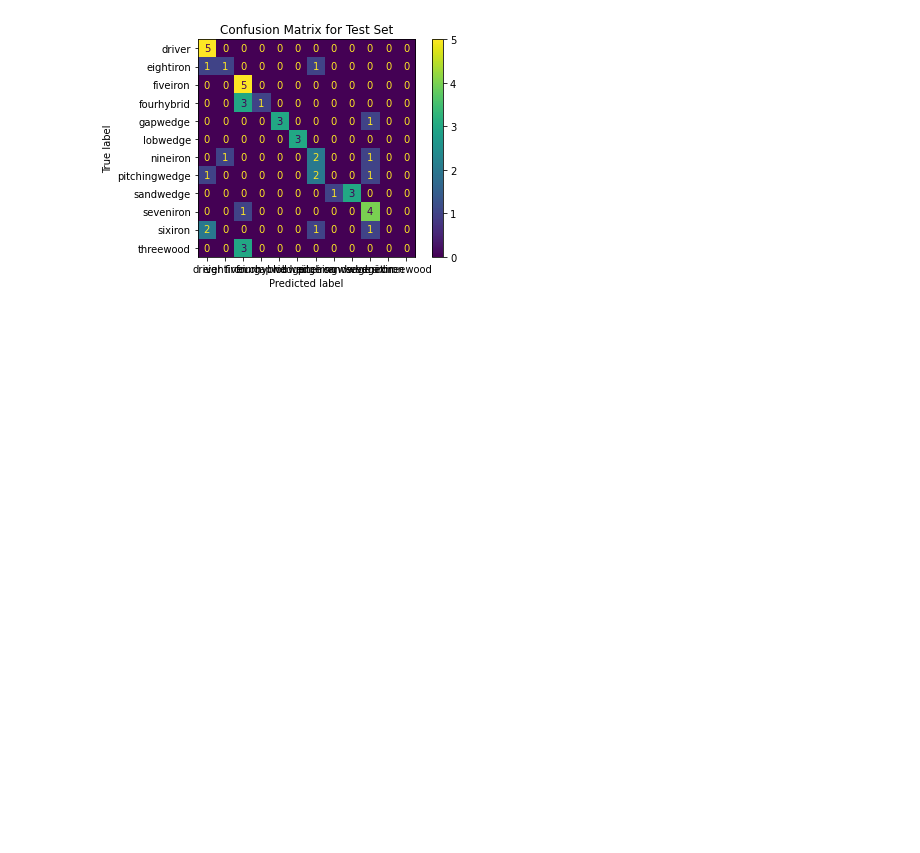
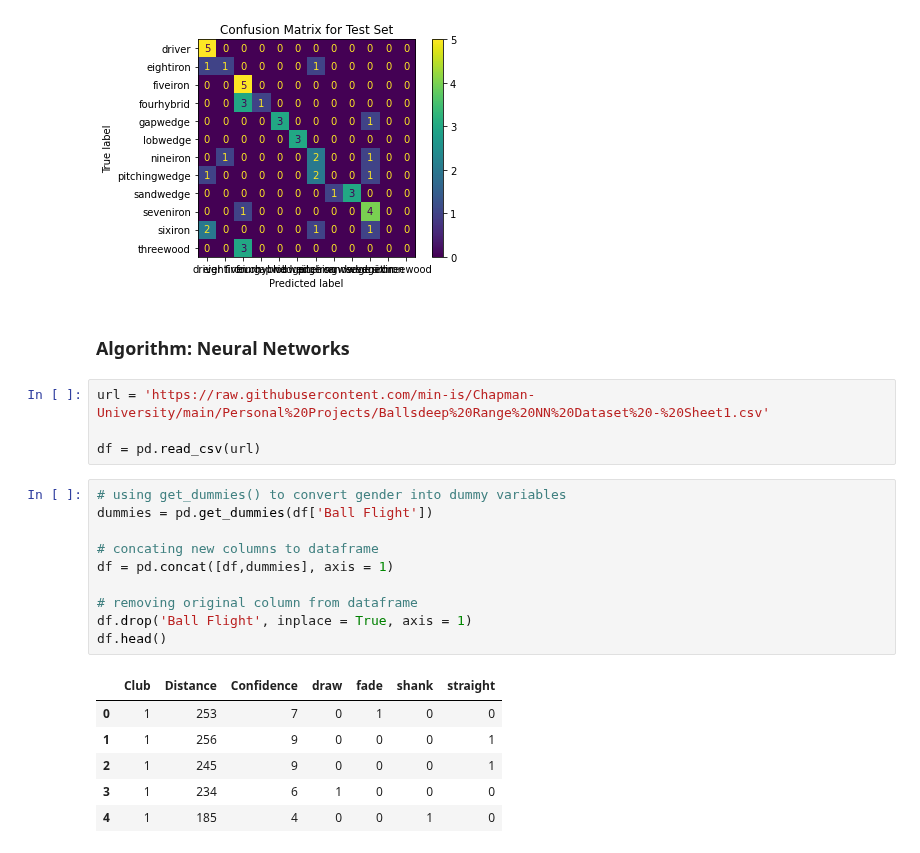
Before and after one commit to min-is/Chapman-University, a Jupyter notebook: Personal Projects/ballsdeepv2.ipynb, the cells around one changed output. Saved outputs shown, nothing was run; the diff lists cells and outputs as text; blank space fills up the shorter version.

Commit message:
added neural network

```diff
--- a/Personal Projects/ballsdeepv2.ipynb
+++ b/Personal Projects/ballsdeepv2.ipynb
@@ -238,3 +246,26 @@ The accuracy score of the test set is:  0.25
 Text(0.5, 1.0, 'Confusion Matrix for Test Set')
 [figure]
 [figure]
+# %% [markdown]
+### Algorithm: Neural Networks
+# %%
+url = 'https://raw.githubusercontent.com/min-is/Chapman-University/main/Personal%20Projects/Ballsdeep%20Range%20NN%20Dataset%20-%20Sheet1.csv'
+
+df = pd.read_csv(url)
+# %%
+# using get_dummies() to convert gender into dummy variables
+dummies = pd.get_dummies(df['Ball Flight'])
+
+# concating new columns to dataframe
+df = pd.concat([df,dummies], axis = 1)
+
+# removing original column from dataframe
+df.drop('Ball Flight', inplace = True, axis = 1)
+df.head()
+# %% [output]
+|  | Club | Distance | Confidence | draw | fade | shank | straight |
+| 0 | 1 | 253 | 7 | 0 | 1 | 0 | 0 |
+| 1 | 1 | 256 | 9 | 0 | 0 | 0 | 1 |
+| 2 | 1 | 245 | 9 | 0 | 0 | 0 | 1 |
+| 3 | 1 | 234 | 6 | 1 | 0 | 0 | 0 |
+| 4 | 1 | 185 | 4 | 0 | 0 | 1 | 0 |
```
Also changed, not shown: parts of 9 cells of this notebook, 1 other file.
